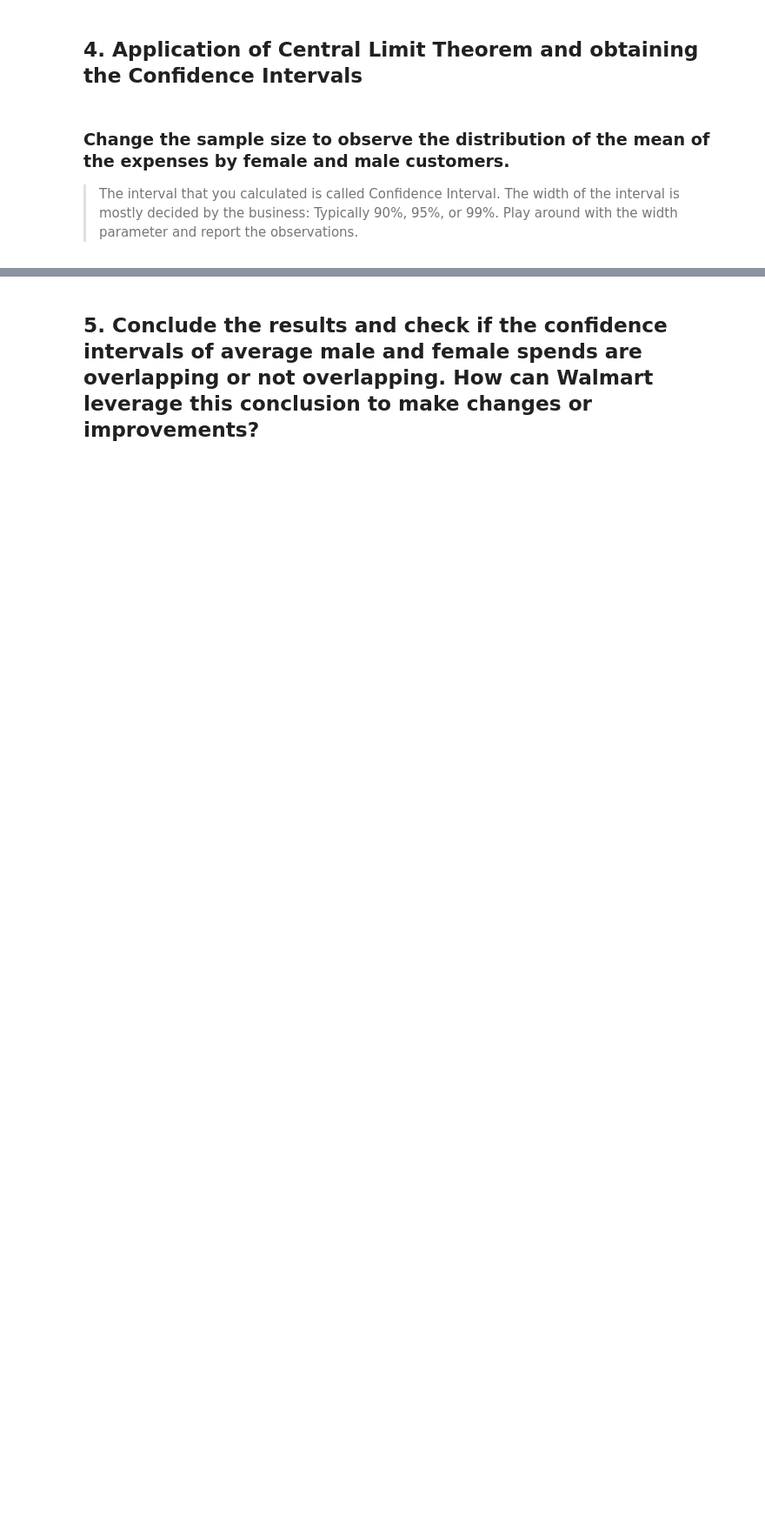
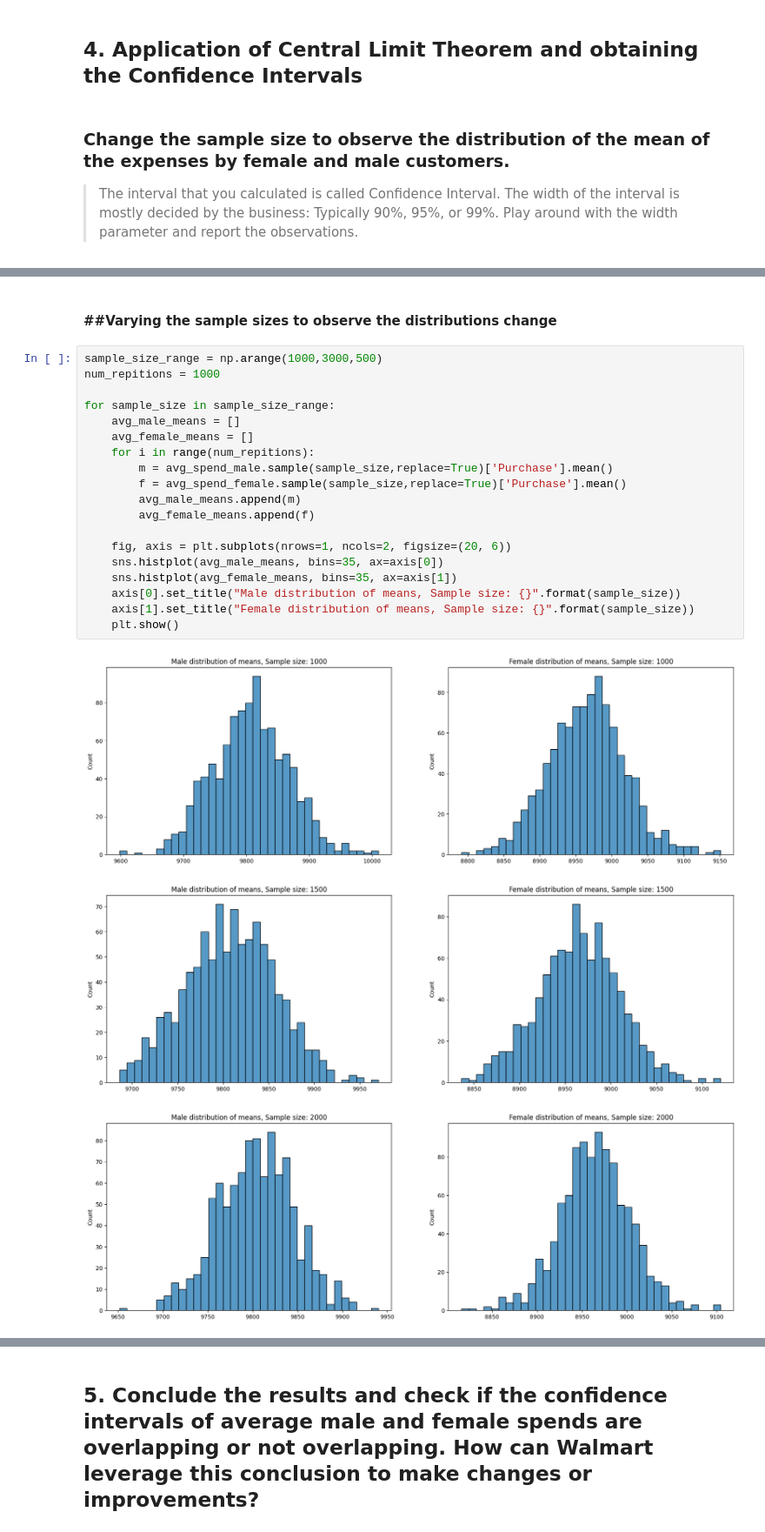
Before and after one commit to SreeMB/Wallmart_Data_Analysis, a Jupyter notebook: wallmart.ipynb, the cells around one changed output, grey strips where cells are left out. Shown at 87% size. Saved outputs shown, nothing was run; the diff lists cells and outputs as text; blank space fills up the shorter version.

```diff
--- a/wallmart.ipynb
+++ b/wallmart.ipynb
@@ -558,0 +656,25 @@ sns.pairplot(walmart)
+# %% [markdown]
+#### ##Varying the sample sizes to observe the distributions change
+# %%
+sample_size_range = np.arange(1000,3000,500)
+num_repitions = 1000
+
+for sample_size in sample_size_range:
+    avg_male_means = []
+    avg_female_means = []
+    for i in range(num_repitions):
+        m = avg_spend_male.sample(sample_size,replace=True)['Purchase'].mean()
+        f = avg_spend_female.sample(sample_size,replace=True)['Purchase'].mean()
+        avg_male_means.append(m)
+        avg_female_means.append(f)
+
+    fig, axis = plt.subplots(nrows=1, ncols=2, figsize=(20, 6))
+    sns.histplot(avg_male_means, bins=35, ax=axis[0])
+    sns.histplot(avg_female_means, bins=35, ax=axis[1])
+    axis[0].set_title("Male distribution of means, Sample size: {}".format(sample_size))
+    axis[1].set_title("Female distribution of means, Sample size: {}".format(sample_size))
+    plt.show()
+# %% [output]
+[figure, added]
+[figure, added]
+[figure, added]
```
Also changed, not shown: parts of 50 cells of this notebook, 1 other file.
